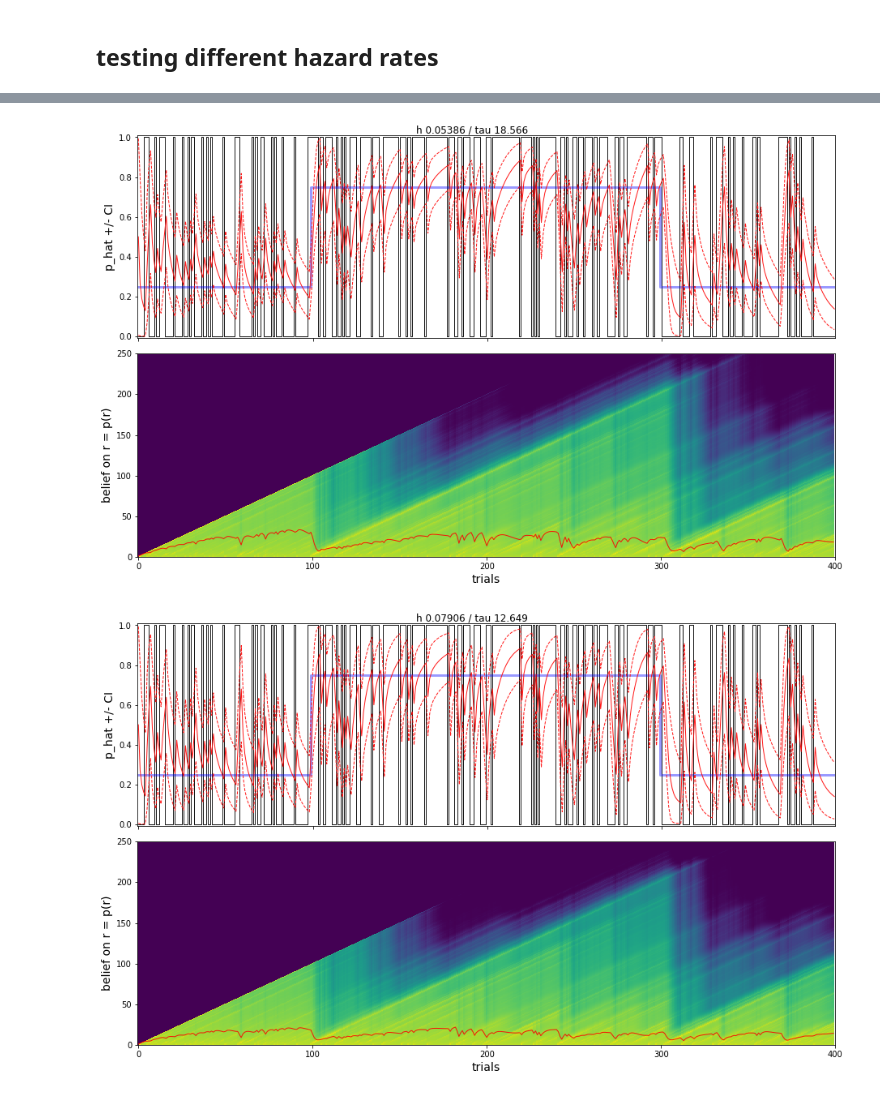
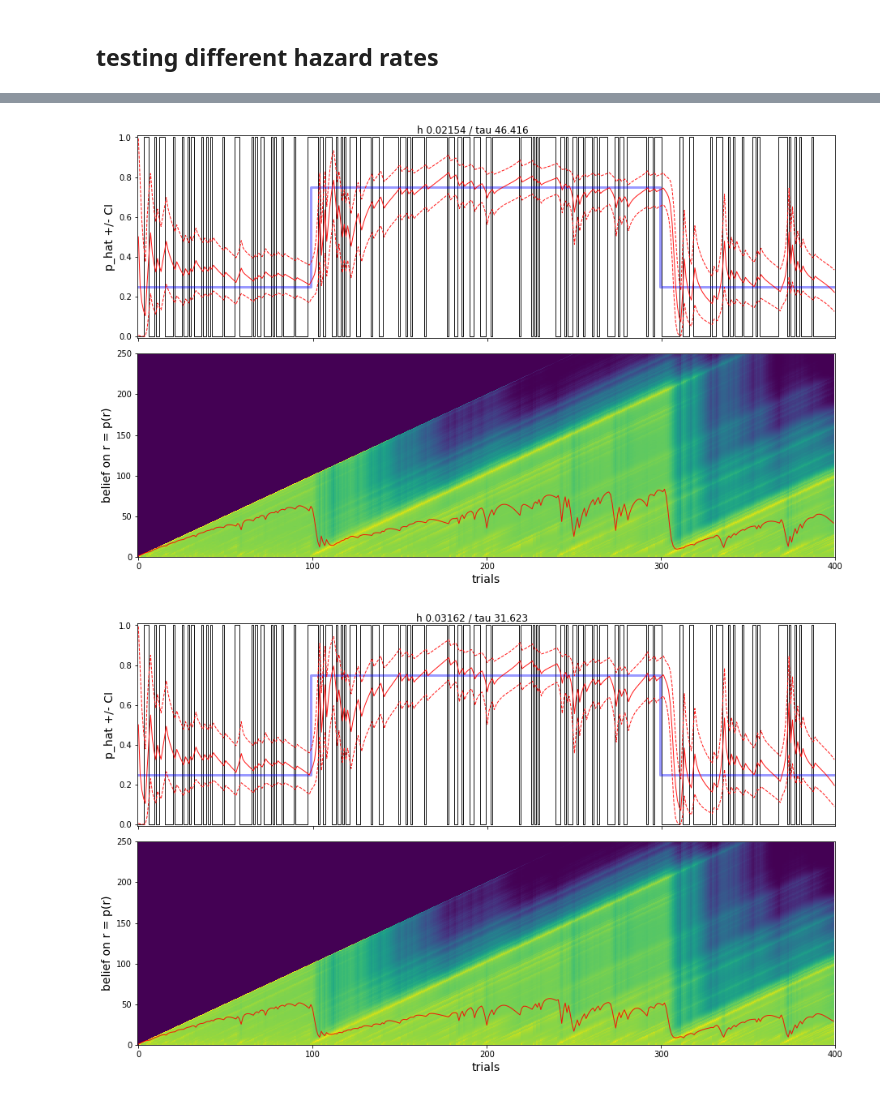
Before and after one commit to laurentperrinet/bayesianchangepoint, a Jupyter notebook: notebooks/A_basics.ipynb, the cells around one changed output, grey strips where cells are left out. Saved outputs shown, nothing was run; the diff lists cells and outputs as text; code cells hidden in the pictures.

```diff
--- a/notebooks/A_basics.ipynb
+++ b/notebooks/A_basics.ipynb
@@ -126,7 +149,7 @@ p_gen[100:300] = .75
 np.random.seed(42)
 o = 1 * (p_gen > np.random.rand(T))
 
-p_bar, r, beliefs = bcp.inference(o, h=1/40, p0=.5)
+p_bar, r, beliefs = bcp.inference(o, h=1/40, p0=.5, verbose=False)
 fig, axs = bcp.plot_inference(o, p_gen, p_bar, r, beliefs, max_run_length=250, mode=mode)
 # %% [output]
 [figure]
@@ -136,4 +159,5 @@ fig, axs = bcp.plot_inference(o, p_gen, p_bar, r, beliefs, max_run_length=250, m
 The full Bayesian models provides with a probabilistic representation of the pdf of $p$ for all possible run-length values.
 Instead of using the expectation (as above), one could use another readout mode, such as to take the run-length with maximal probability:
 # %%
-p_bar, r, beliefs = bcp.inference(o, h=1/40, p0=.5)
+tau = 100
+p_bar, r_bar, beliefs = bcp.inference(o, h=1/tau, p0=.5)
@@ -160,3 +231,3 @@ fig, axs = bcp.plot_inference(o, p_gen, p_bar, r, beliefs, max_run_length=250, m
 # %%
-fig, axs = bcp.plot_inference(o, p_gen, p_bar, r, beliefs, max_run_length=250, mode='leaky', fixed_window_size=50)
+fig, axs = bcp.plot_inference(o, p_gen, p_bar, r_bar, beliefs, max_run_length=250, mode='leaky', fixed_window_size=tau)
 # %% [output]
@@ -166,7 +237,8 @@ fig, axs = bcp.plot_inference(o, p_gen, p_bar, r, beliefs, max_run_length=250, m
 # %%
 mode = 'max'
 mode = 'mean'
-hs = 1./40 * np.logspace(-.5, .5, 7, endpoint=True)
+mode = 'expectation'
+hs = 1./tau * np.logspace(-.5, .5, 7, endpoint=True)
 for h_ in hs:
     p_bar, r, beliefs = bcp.inference(o, h=h_, p0=.5)
     fig, axs = bcp.plot_inference(o, p_gen, p_bar, r, beliefs, max_run_length=250, mode=mode)
@@ -181,2 +253,2 @@ for h_ in hs:
-[figure, old version]
+[figure, new version]
-[figure, old version]
+[figure, new version]
```
Also changed, not shown: parts of 14 cells of this notebook, 2 other files.
